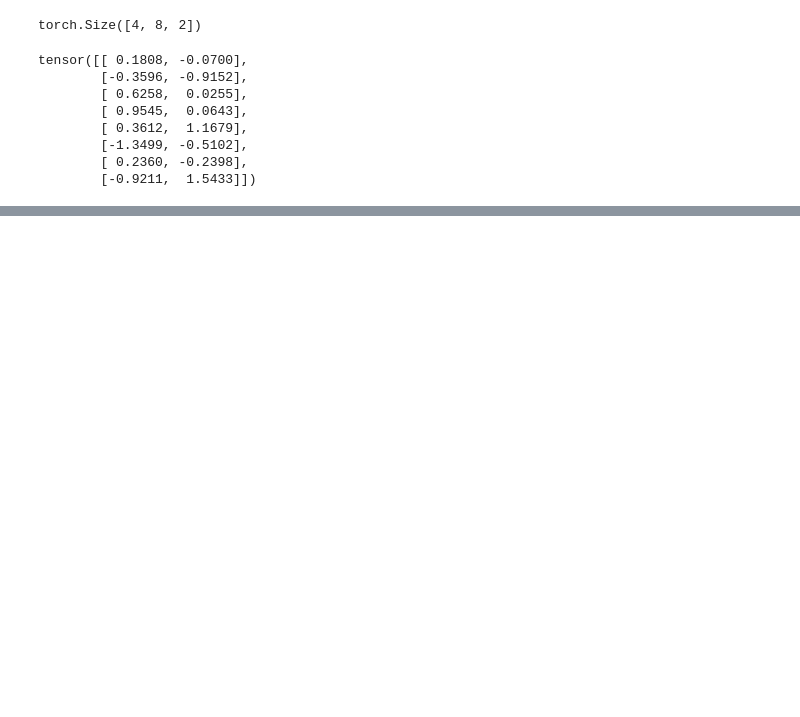
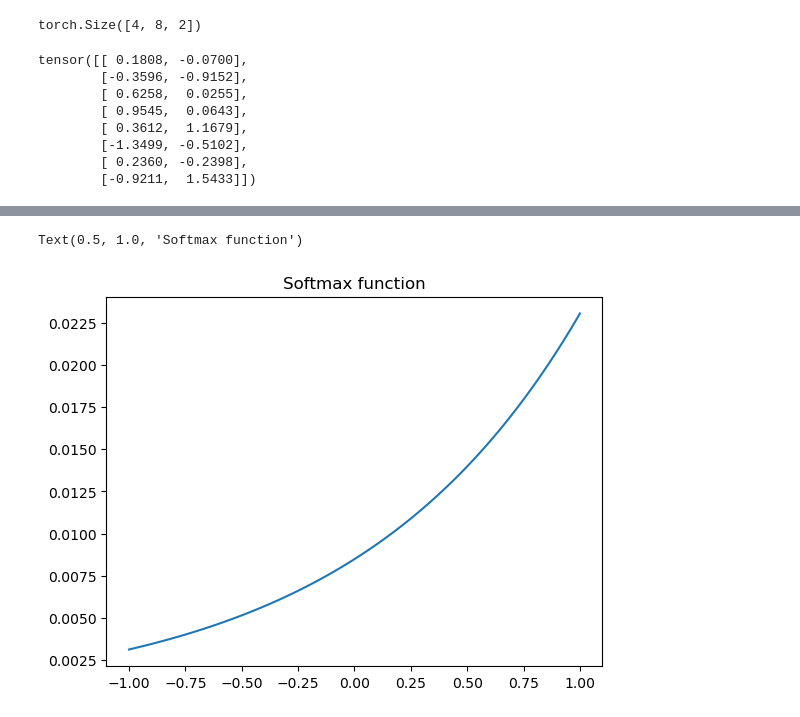
Before and after one commit to bhuvanchennoju/ChottaGPT, a Jupyter notebook: notebooks/2.selfattention.ipynb, the cells around one changed output, grey strips where cells are left out. Cells and saved outputs as stored; diff of their text form; code cells hidden in the pictures; blank space fills up the shorter version.

```diff
--- a/notebooks/2.selfattention.ipynb
+++ b/notebooks/2.selfattention.ipynb
@@ -119,0 +340,10 @@ with imageio.get_writer(f"{gif_dir}/attention.gif", mode='I', duration=0.1) as w
+# %%
+# plot softmax function for genral understanding
+x = torch.linspace(-1,1,100)
+y = F.softmax(x,dim = 0)
+
+plt.plot(x.numpy(),y.numpy())
+plt.title('Softmax function')
+# %% [output]
+Text(0.5, 1.0, 'Softmax function')
+[figure, added]
```
Also changed, not shown: parts of 21 cells of this notebook, 7 other files.
